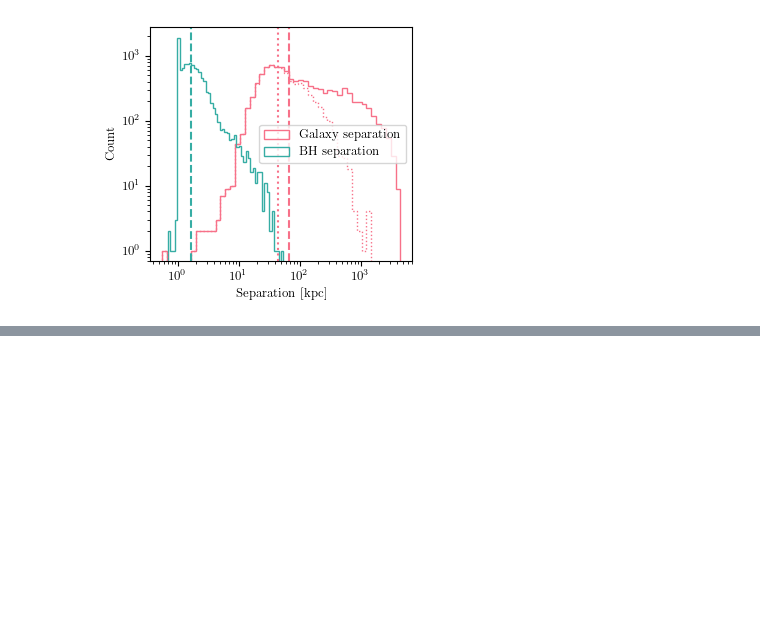
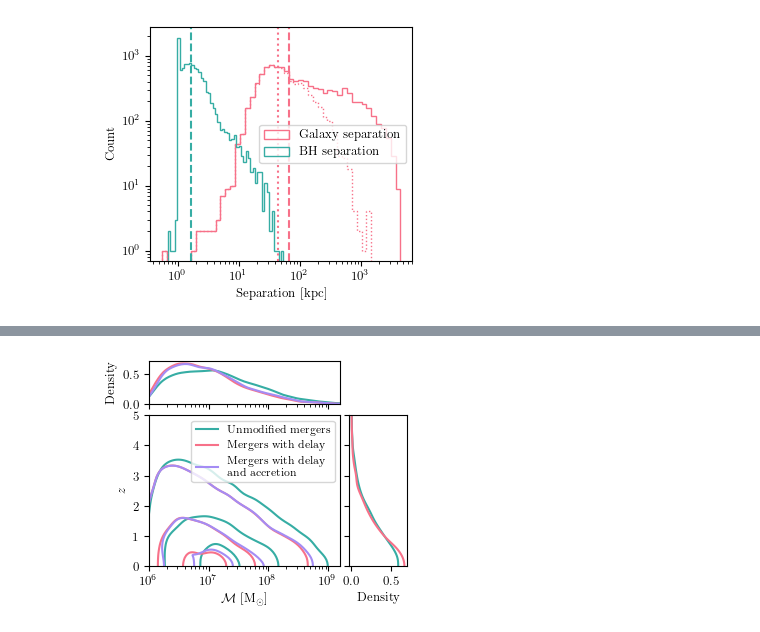
Before and after one commit to steph-buttigieg/BHMacroDelay, a Jupyter notebook: src/analyse_macro_delays.ipynb, the cells around one changed output, grey strips where cells are left out. Cells and saved outputs as stored; diff of their text form; code cells hidden in the pictures; blank space fills up the shorter version.

```diff
--- a/src/analyse_macro_delays.ipynb
+++ b/src/analyse_macro_delays.ipynb
@@ -353,0 +572,85 @@ Median separation of galaxies (merged):  44.07351883470509
+# %%
+chirp_masses_all_log = np.log10(chirp_masses_no_delay)
+chirp_masses_delay_log = np.log10(chirp_masses_of_mergers)
+chirp_masses_accreted_log = np.log10(chirp_masses_accretion)
+
+# reflect the data in the x axis to avoid edge effects
+chirp_masses_all_log_reflected = np.concatenate((chirp_masses_all_log, chirp_masses_all_log))
+log_simulation_redshifts_reflected = np.concatenate((log_simulation_redshifts, -log_simulation_redshifts))
+chirp_masses_delay_log_reflected = np.concatenate((chirp_masses_delay_log, chirp_masses_delay_log))
+final_redshifts_of_mergers_log_reflected = np.concatenate((final_redshifts_of_mergers_log, -final_redshifts_of_mergers_log))
+chirp_masses_accreted_log_reflected = np.concatenate((chirp_masses_accreted_log, chirp_masses_accreted_log))
+
+simulation_redshifts_reflected = np.concatenate((simulation_redshifts, -simulation_redshifts))
+final_redshifts_of_mergers_reflected = np.concatenate((final_redshifts_of_mergers, -final_redshifts_of_mergers))
+
+chirp_masses_all_reflected = np.concatenate((chirp_masses_no_delay, chirp_masses_no_delay))
+chirp_masses_delay_reflected = np.concatenate((chirp_masses_of_mergers, chirp_masses_of_mergers))
+chirp_masses_accreted_reflected = np.concatenate((chirp_masses_accretion, chirp_masses_accretion))
+# %%
+# Define figure layout
+fig = plt.figure(figsize=(10/3, 3.5))  # Adjust size as needed
+grid = plt.GridSpec(6, 4, hspace=0.3, wspace=0.15, height_ratios=[1, 1, 1, 1, 0.7, 0.3])
+# Define axes
+main_ax = fig.add_subplot(grid[1:4, :-1])  # Main KDE plot
+top_ax = fig.add_subplot(grid[0, :-1])  # Top marginal
+right_ax = fig.add_subplot(grid[1:4, -1])  # Right marginal
+
+# KDE Contour Plots (Main Plot)
+levels = [0.1, 0.5, 0.9]
+sns.kdeplot(x=chirp_masses_all_reflected, y=simulation_redshifts_reflected,
+            color=colour_map[4], levels=levels, ax=main_ax, log_scale=(True, False))
+
+sns.kdeplot(x=chirp_masses_delay_reflected, y=final_redshifts_of_mergers_reflected,
+            color=colour_map[0], levels=levels, ax=main_ax, log_scale=(True, False))
+
+sns.kdeplot(x=chirp_masses_accreted_reflected, y=final_redshifts_of_mergers_reflected,
+            color=colour_map[6], levels=levels, ax=main_ax, log_scale=(True, False))
+
+# Marginal KDE plots
+sns.kdeplot(x=chirp_masses_all_reflected, color=colour_map[4], ax=top_ax, log_scale=True)
+sns.kdeplot(x=chirp_masses_delay_reflected, color=colour_map[0], ax=top_ax, log_scale=True)
+sns.kdeplot(x=chirp_masses_accreted_reflected, color=colour_map[6], ax=top_ax, log_scale=True)
+
+redshift_kde = gaussian_kde(simulation_redshifts_reflected)
+redshift_kde_modified = gaussian_kde(final_redshifts_of_mergers_reflected)
+z_values = np.linspace(0, 5, 100)
+
+right_ax.plot(2*redshift_kde(z_values), z_values, color=colour_map[4])
+right_ax.plot(2*redshift_kde_modified(z_values), z_values, color=colour_map[0])
+
+# Create proxy artists for legend
+all_mergers = mlines.Line2D([], [], color=colour_map[4], label='Unmodified mergers')
+delayed_mergers = mlines.Line2D([], [], color=colour_map[0], label='Mergers with delay')
+accreted_mergers = mlines.Line2D([], [], color=colour_map[6], linestyle='-', label='Mergers with delay \n and accretion')
+
+# Ensure tick labels are shown in the main plot
+main_ax.tick_params(axis='x', which='both', labelbottom=True)
+main_ax.tick_params(axis='y', which='both', labelleft=True)
+
+# Set ticks on the top and right marginal plots, but remove the labels
+top_ax.set_xticks(main_ax.get_xticks())  # Use ticks from the main plot for shared axis
+right_ax.set_yticks([0, 1, 2, 3, 4, 5])
+
+top_ax.set_xticklabels([])  # Remove x-tick labels on the top marginal plot
+right_ax.set_yticklabels([])  # Remove y-tick labels on the right marginal plot
+
+# Labels
+main_ax.set_xlabel(r"$\mathcal{M}$ [M$_\odot$]")
+main_ax.set_ylabel(r'$z$')
+
+# Set axis limits
+main_ax.set_xlim(1e6, 10**(9.2))
+main_ax.set_ylim(0, 5)
+top_ax.set_xlim(main_ax.get_xlim())
+right_ax.set_ylim(main_ax.get_ylim())
+
+right_ax.set_xlabel(r'Density')
+
+# Add legend
+main_ax.legend(handles=[all_mergers, delayed_mergers, accreted_mergers], fontsize=8)
+
+# Save and show
+plt.savefig('../figures/redshift_chirpmass_contour.png', dpi=600, bbox_inches='tight')
+# %% [output]
+[figure, added]
```
Also changed, not shown: parts of 14 cells of this notebook, 5 other files.
